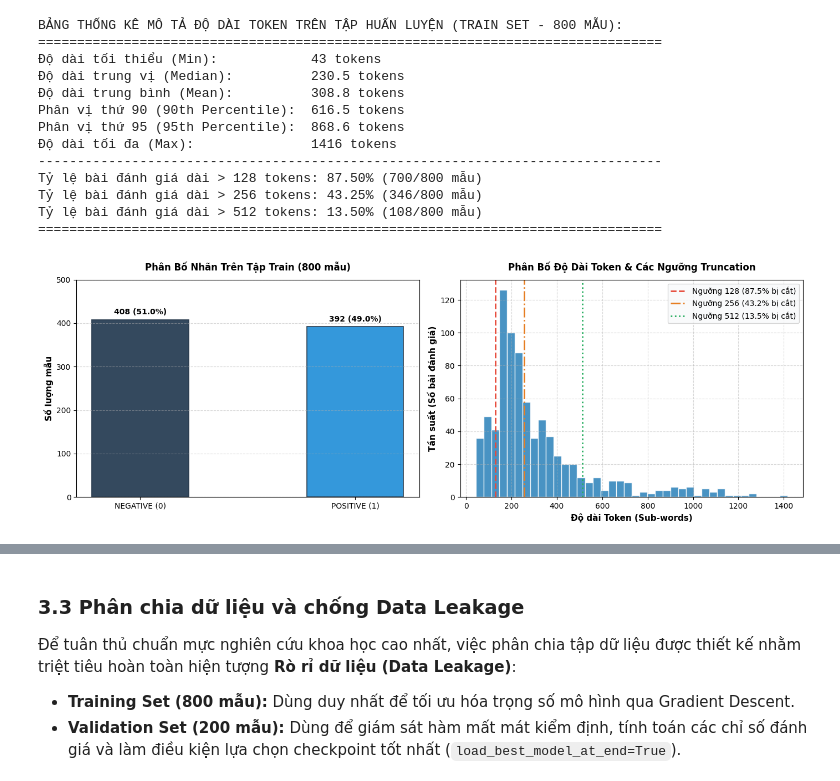
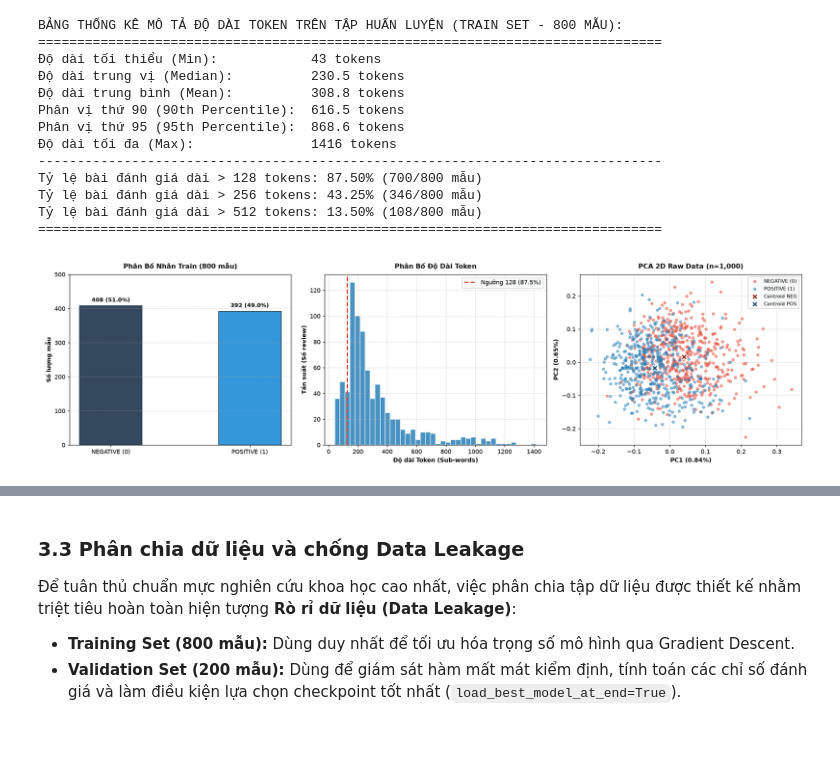
Before and after one commit to nguyenthinhuy04062006-droid/DL_lab3, a Jupyter notebook: notebooks/Practice3_HuggingFace_Final.ipynb, the cells around one changed output, grey strips where cells are left out. Saved outputs shown, nothing was run; the diff lists cells and outputs as text; code cells hidden in the pictures; blank space fills up the shorter version.

Commit message:
feat: synchronize latest project deliverables, visual dashboard, and docs

```diff
--- a/notebooks/Practice3_HuggingFace_Final.ipynb
+++ b/notebooks/Practice3_HuggingFace_Final.ipynb
@@ -413,39 +408,67 @@ Tỷ lệ bài đánh giá dài > 256 tokens: 43.25% (346/800 mẫu)
 Tỷ lệ bài đánh giá dài > 512 tokens: 13.50% (108/800 mẫu)
 ================================================================================
 # %%
-# Biểu đồ EDA chuyên nghiệp: Phân bố nhãn & Phân bố độ dài Token
-fig, (ax1, ax2) = plt.subplots(1, 2, figsize=(14, 5))
+# Biểu đồ EDA chuyên sâu: Phân bố nhãn, Phân bố độ dài Token & PCA 2D Không gian dữ liệu thô
+from sklearn.feature_extraction.text import TfidfVectorizer
+from sklearn.decomposition import PCA
 
-# 1. Phân bố nhãn trên tập Train
+fig, (ax1, ax2, ax3) = plt.subplots(1, 3, figsize=(18, 5))
+
+# 1. Phân bố nhãn trên tập Train (800 mẫu)
 train_counts = Counter(small_train_dataset["label"])
 classes = ["NEGATIVE (0)", "POSITIVE (1)"]
 counts = [train_counts[0], train_counts[1]]
 colors = ['#34495e', '#3498db']
 
 bars = ax1.bar(classes, counts, color=colors, width=0.45, edgecolor='#2c3e50', linewidth=1.2)
-ax1.set_ylabel("Số lượng mẫu", fontsize=11, fontweight='bold')
-ax1.set_title("Phân Bố Nhãn Trên Tập Train (800 mẫu)", fontsize=12, fontweight='bold', pad=12)
+ax1.set_ylabel("Số lượng mẫu", fontsize=10, fontweight='bold')
+ax1.set_title("Phân Bố Nhãn Train (800 mẫu)", fontsize=11, fontweight='bold', pad=10)
 ax1.set_ylim(0, 500)
 ax1.grid(axis='y', linestyle='--', alpha=0.5)
 
 for bar in bars:
     y = bar.get_height()
     ax1.text(bar.get_x() + bar.get_width()/2, y + 8, f"{y} ({y/len(small_train_dataset)*100:.1f}%)",
-             ha='center', va='bottom', fontweight='bold', fontsize=10)
+             ha='center', va='bottom', fontweight='bold', fontsize=9.5)
 
 # 2. Histogram phân bố độ dài Token kèm các mốc cắt cụt
 ax2.hist(train_token_lengths, bins=40, color='#2980b9', edgecolor='white', alpha=0.85, density=False)
-ax2.axvline(x=128, color='#e74c3c', linestyle='--', linewidth=2, label=f'Ngưỡng 128 ({pct_gt_128:.1f}% bị cắt)')
-ax2.axvline(x=256, color='#e67e22', linestyle='-.', linewidth=2, label=f'Ngưỡng 256 ({pct_gt_256:.1f}% bị cắt)')
-ax2.axvline(x=512, color='#27ae60', linestyle=':', linewidth=2, label=f'Ngưỡng 512 ({pct_gt_512:.1f}% bị cắt)')
-
-ax2.set_xlabel("Độ dài Token (Sub-words)", fontsize=11, fontweight='bold')
-ax2.set_ylabel("Tần suất (Số bài đánh giá)", fontsize=11, fontweight='bold')
-ax2.set_title("Phân Bố Độ Dài Token & Các Ngưỡng Truncation", fontsize=12, fontweight='bold', pad=12)
+ax2.axvline(x=128, color='#e74c3c', linestyle='--', linewidth=2, label=f'Ngưỡng 128 ({pct_gt_128:.1f}%)')
+ax2.set_xlabel("Độ dài Token (Sub-words)", fontsize=10, fontweight='bold')
+ax2.set_ylabel("Tần suất (Số review)", fontsize=10, fontweight='bold')
+ax2.set_title("Phân Bố Độ Dài Token", fontsize=11, fontweight='bold', pad=10)
 ax2.legend(frameon=True, facecolor='#f8f9fa')
 ax2.grid(True, linestyle='--', alpha=0.5)
 
+# 3. PCA 2D Phân bố dữ liệu thô (Kiểm tra độ chồng lấn trước khi phân chia)
+raw_subset = raw_train_dataset.select(range(1000))
+texts = raw_subset['text']
+labels = np.array(raw_subset['label'])
+
+tfidf = TfidfVectorizer(max_features=1500, stop_words='english', sublinear_tf=True)
+X_tfidf = tfidf.fit_transform(texts).toarray()
+
+pca = PCA(n_components=2, random_state=SEED)
+coords = pca.fit_transform(X_tfidf)
+var1, var2 = pca.explained_variance_ratio_ * 100
+
+idx_neg = np.where(labels == 0)[0]
+idx_pos = np.where(labels == 1)[0]
+ax3.scatter(coords[idx_neg, 0], coords[idx_neg, 1], c='#e74c3c', alpha=0.5, s=18, label='NEGATIVE (0)')
+ax3.scatter(coords[idx_pos, 0], coords[idx_pos, 1], c='#2980b9', alpha=0.5, s=18, label='POSITIVE (1)')
+
+c_neg = coords[idx_neg].mean(axis=0)
+c_pos = coords[idx_pos].mean(axis=0)
+ax3.scatter(c_neg[0], c_neg[1], c='#922b21', marker='X', s=100, edgecolors='white', linewidth=1.5, label='Centroid NEG')
+ax3.scatter(c_pos[0], c_pos[1], c='#1b4f72', marker='X', s=100, edgecolors='white', linewidth=1.5, label='Centroid POS')
+
+ax3.set_xlabel(f'PC1 ({var1:.2f}%)', fontsize=10, fontweight='bold')
+ax3.set_ylabel(f'PC2 ({var2:.2f}%)', fontsize=10, fontweight='bold')
+ax3.set_title('PCA 2D Dữ Liệu Thô (n=1,000)', fontsize=11, fontweight='bold', pad=10)
+ax3.legend(frameon=True, facecolor='#f8f9fa', fontsize=8.5, loc='upper right')
+ax3.grid(True, linestyle='--', alpha=0.5)
+
 plt.tight_layout()
 plt.show()
 # %% [output]
-[figure, old version]
+[figure, new version]
```
Also changed, not shown: parts of 5 cells of this notebook, 27 other files.
